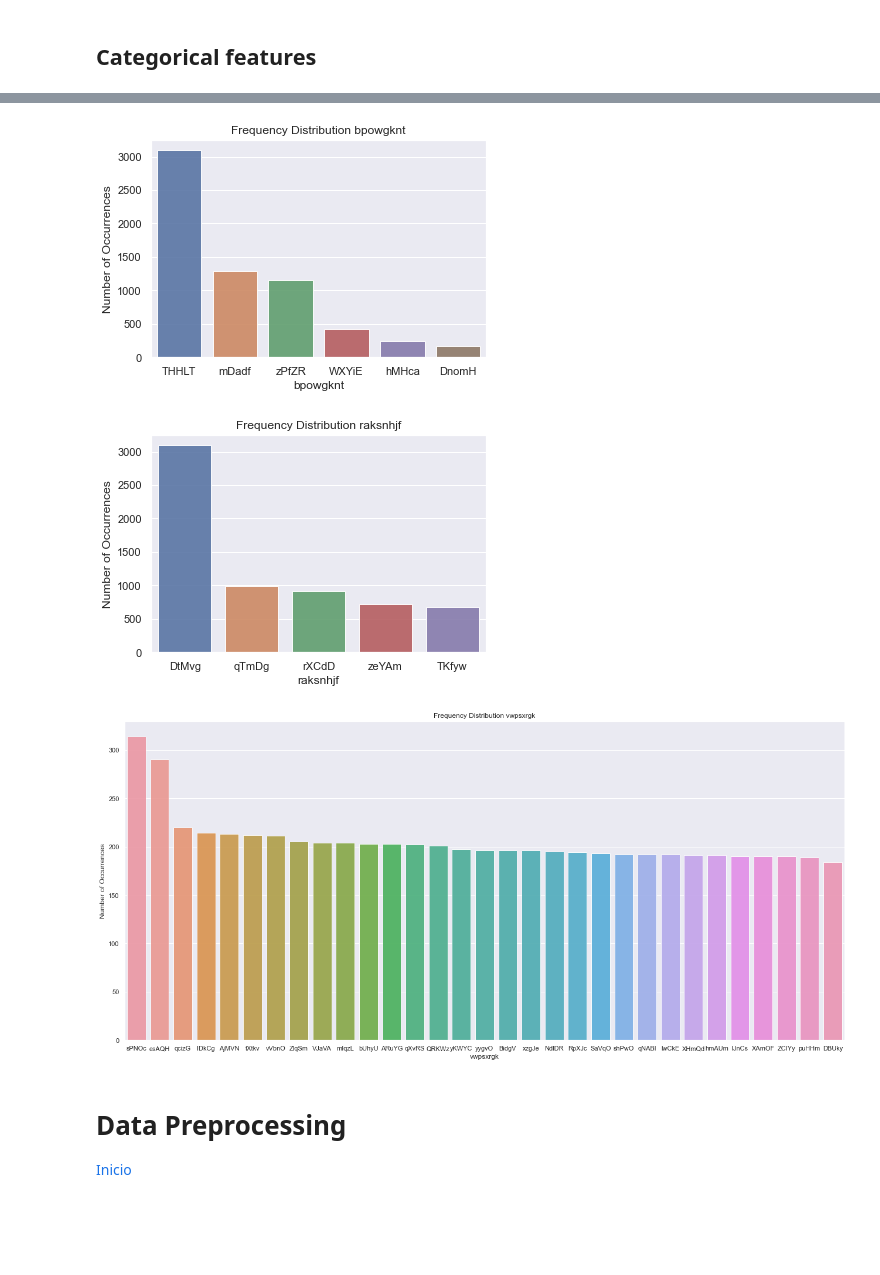
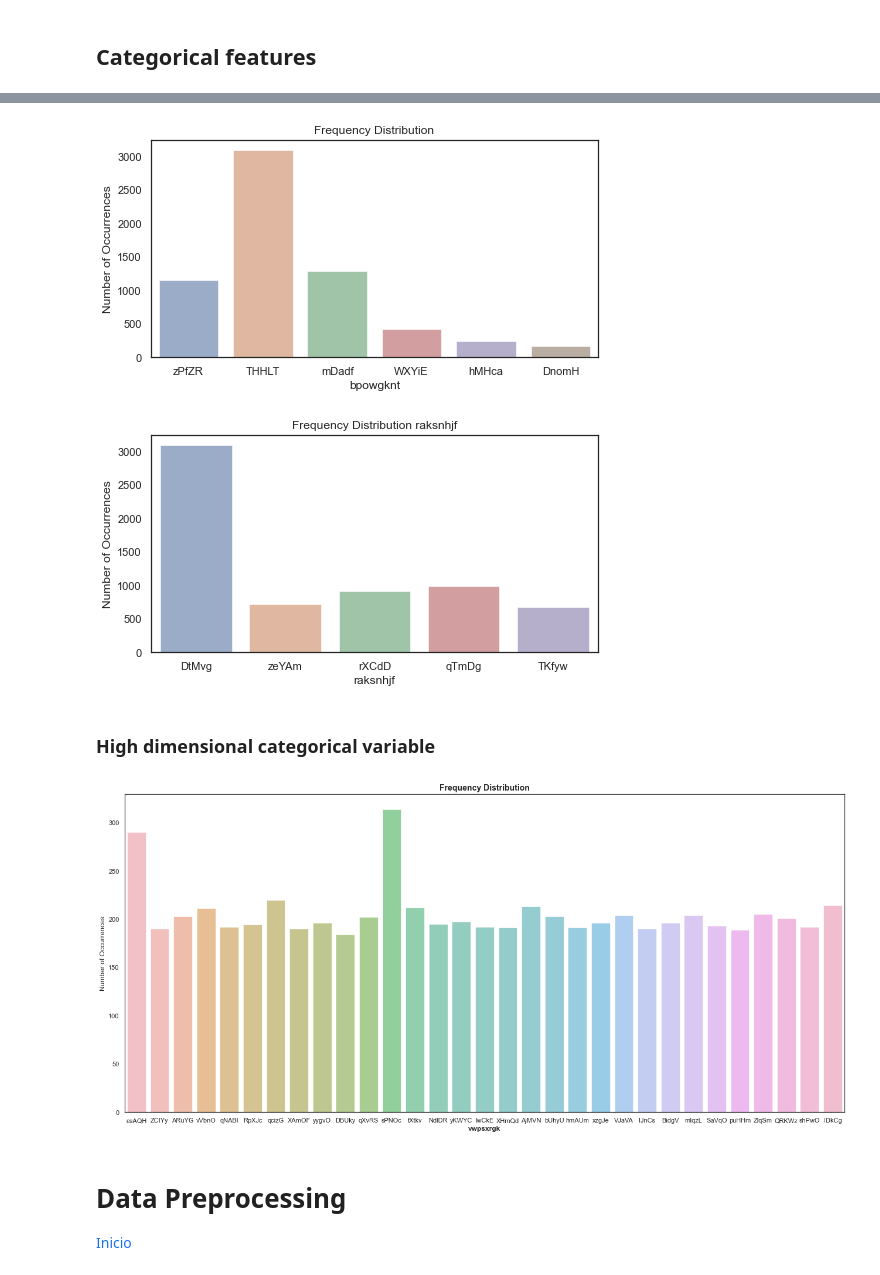
Before and after one commit to isabelpuche/DD_Pover-T_Tests, a Jupyter notebook: notebooks/Solutions_Pover-T_Tests.ipynb, the cells around one changed output, grey strips where cells are left out. Saved outputs shown, nothing was run; the diff lists cells and outputs as text; code cells hidden in the pictures; blank space fills up the shorter version.

```diff
--- a/notebooks/Solutions_Pover-T_Tests.ipynb
+++ b/notebooks/Solutions_Pover-T_Tests.ipynb
@@ -183,0 +252,14 @@ data_train.describe()
+# %%
+# Create plot of omtioxzz distribution
+sns.set_style('white')
+plt.figure(figsize=(7,5))
+sns.histplot(data=data_train,
+             x='tiwrsloh',
+             color = "skyblue",
+             kde = True)
+
+# Add vertical line and annotate median age for male employees
+plt.axvline(data_train['tiwrsloh'].median(), ymax = 0.95, linestyle = "--")
+# Format subplot in axes
+#plt.xticks([])
+plt.xlabel("tiwrsloh", fontsize = 12, fontweight = "semibold")
@@ -183,0 +269,14 @@ data_train.describe()
+# %%
+# Create plot of omtioxzz distribution
+sns.set_style('white')
+plt.figure(figsize=(7,5))
+sns.histplot(data=data_train,
+             x='weioazcf',
+             color = "skyblue",
+             kde = True)
+
+# Add vertical line and annotate median age for male employees
+plt.axvline(data_train['weioazcf'].median(), ymax = 0.95, linestyle = "--")
+# Format subplot in axes
+#plt.xticks([])
+plt.xlabel("weioazcf", fontsize = 12, fontweight = "semibold")
@@ -192,8 +401,8 @@ Descriptive statistics of the four numerical variables uncover the following:
 # %%
-kjkrfgld_count = cat_data_train['kjkrfgld'].value_counts()
-sns.set(style="darkgrid")
-sns.barplot(kjkrfgld_count.index, kjkrfgld_count.values, alpha=0.9)
-plt.title('Frequency Distribution kjkrfgld')
+plt.figure(figsize = (8, 4))
+sns.set(style="white")
+sns.countplot(x='kjkrfgld', data=data_train, alpha=0.6)
+plt.title('Frequency Distribution')
 plt.ylabel('Number of Occurrences', fontsize=12)
 plt.xlabel('kjkrfgld', fontsize=12)
 plt.show()
@@ -202,34 +411,37 @@ plt.show()
 # %%
-bpowgknt_count = cat_data_train['bpowgknt'].value_counts()
-sns.set(style="darkgrid")
-sns.barplot(bpowgknt_count.index, bpowgknt_count.values, alpha=0.9)
-plt.title('Frequency Distribution bpowgknt')
+plt.figure(figsize = (8, 4))
+sns.set(style="white")
+sns.countplot(x='bpowgknt', data=data_train, alpha=0.6)
+plt.title('Frequency Distribution')
 plt.ylabel('Number of Occurrences', fontsize=12)
 plt.xlabel('bpowgknt', fontsize=12)
 plt.show()
 # %% [output]
-[figure, old version]
+[figure, new version]
 # %%
-raksnhjf_count = cat_data_train['raksnhjf'].value_counts()
-sns.set(style="darkgrid")
-sns.barplot(raksnhjf_count.index, raksnhjf_count.values, alpha=0.9)
+plt.figure(figsize = (8, 4))
+sns.set(style="white")
+sns.countplot(x='raksnhjf', data=data_train, alpha=0.6)
 plt.title('Frequency Distribution raksnhjf')
 plt.ylabel('Number of Occurrences', fontsize=12)
 plt.xlabel('raksnhjf', fontsize=12)
 plt.show()
 # %% [output]
-[figure, old version]
+[figure, new version]
+# %% [markdown]
+### High dimensional categorical variable
 # %%
-vwpsxrgk_count = cat_data_train['vwpsxrgk'].value_counts()
-sns.set(style="darkgrid")
-sns.set(rc={'figure.figsize':(22,10)})
-sns.barplot(vwpsxrgk_count.index, vwpsxrgk_count.values, alpha=0.9)
-plt.title('Frequency Distribution vwpsxrgk')
+plt.figure(figsize = (22, 10))
+sns.set(style="white")
+
+sns.countplot(x='vwpsxrgk', data=data_train, alpha=0.6)
+
+plt.title('Frequency Distribution', fontweight = "bold", fontsize = 14)
 plt.ylabel('Number of Occurrences', fontsize=12)
-plt.xlabel('vwpsxrgk', fontsize=12)
+plt.xlabel('vwpsxrgk', fontsize=12, fontweight = "semibold")
 plt.show()
 # %% [output]
-[figure, old version]
+[figure, new version]
 # %% [markdown]
 # Data Preprocessing
 <div style = "float:right"><a style="text-decoration:none" href = "#inicio">Inicio</a></div>
```
Also changed, not shown: parts of 40 cells of this notebook, 6 other files.
